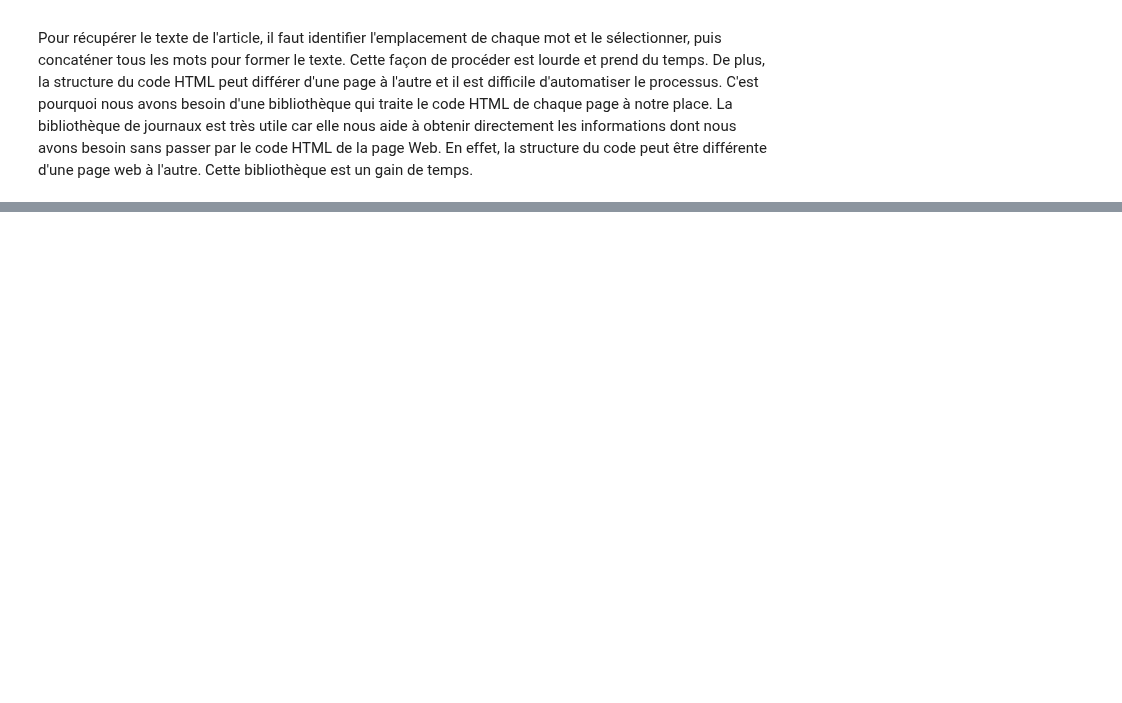
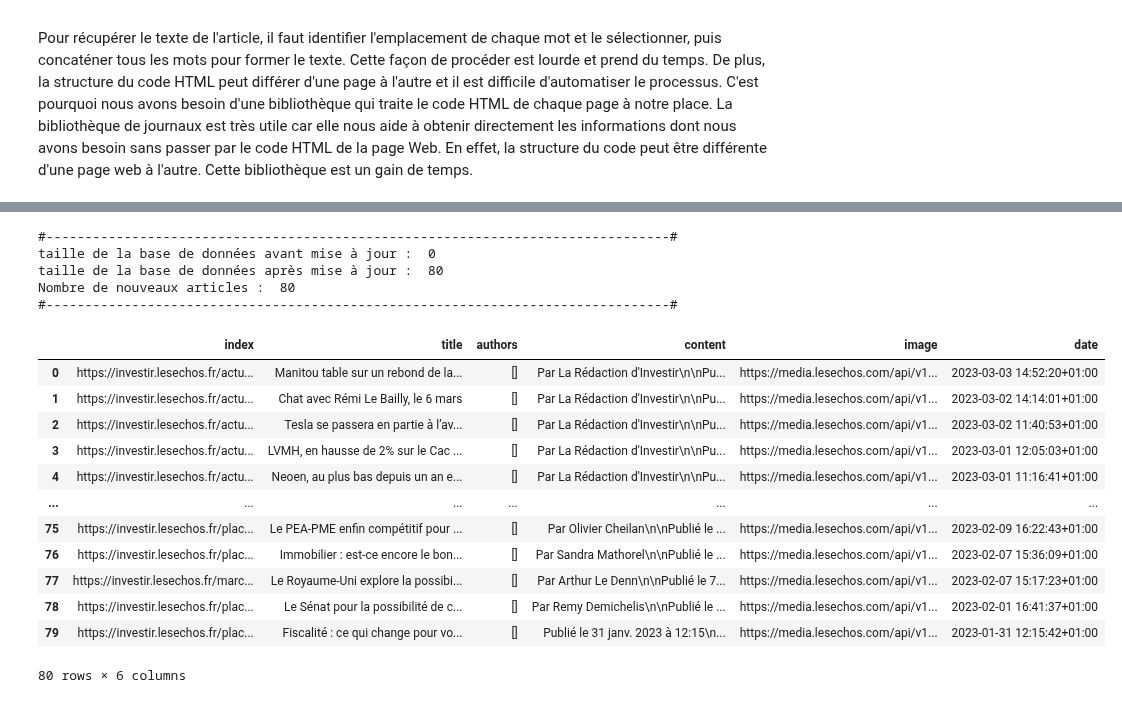
Before and after one commit to s-sawadogo/NLP-Web-Mining, a Jupyter notebook: NLP-Web-Mining.ipynb, the cells around one changed output, grey strips where cells are left out. Drawn from its saved outputs; the diff is of its cells as text; code cells hidden in the pictures; blank space fills up the shorter version.

Commit message:
updating data rss flows articles

```diff
--- a/NLP-Web-Mining.ipynb
+++ b/NLP-Web-Mining.ipynb
@@ -307,0 +319,2 @@ La bibliothèque de journaux est très utile car elle nous aide à obtenir direc
+# %%
+rss_url = list(source.values())
@@ -307,0 +380,24 @@ La bibliothèque de journaux est très utile car elle nous aide à obtenir direc
+# %%
+data1 = scrapping(rss_url=rss_url, database=data)
+# %% [output]
+#--------------------------------------------------------------------------------#
+taille de la base de données avant mise à jour :  0
+taille de la base de données après mise à jour :  80
+Nombre de nouveaux articles :  80
+#--------------------------------------------------------------------------------#
+# %%
+data1
+# %% [output]
+|  | index | title | authors | content | image | date |
+| 0 | https://investir.lesechos.fr/actu... | Manitou table sur un rebond de la... | [] | Par La Rédaction d'Investir\n\nPu... | https://media.lesechos.com/api/v1... | 2023-03-03 14:52:20+01:00 |
+| 1 | https://investir.lesechos.fr/actu... | Chat avec Rémi Le Bailly, le 6 mars | [] | Par La Rédaction d'Investir\n\nPu... | https://media.lesechos.com/api/v1... | 2023-03-02 14:14:01+01:00 |
+| 2 | https://investir.lesechos.fr/actu... | Tesla se passera en partie à l’av... | [] | Par La Rédaction d'Investir\n\nPu... | https://media.lesechos.com/api/v1... | 2023-03-02 11:40:53+01:00 |
+| 3 | https://investir.lesechos.fr/actu... | LVMH, en hausse de 2% sur le Cac ... | [] | Par La Rédaction d'Investir\n\nPu... | https://media.lesechos.com/api/v1... | 2023-03-01 12:05:03+01:00 |
+| 4 | https://investir.lesechos.fr/actu... | Neoen, au plus bas depuis un an e... | [] | Par La Rédaction d'Investir\n\nPu... | https://media.lesechos.com/api/v1... | 2023-03-01 11:16:41+01:00 |
+| ... | ... | ... | ... | ... | ... | ... |
+| 75 | https://investir.lesechos.fr/plac... | Le PEA-PME enfin compétitif pour ... | [] | Par Olivier Cheilan\n\nPublié le ... | https://media.lesechos.com/api/v1... | 2023-02-09 16:22:43+01:00 |
+| 76 | https://investir.lesechos.fr/plac... | Immobilier : est-ce encore le bon... | [] | Par Sandra Mathorel\n\nPublié le ... | https://media.lesechos.com/api/v1... | 2023-02-07 15:36:09+01:00 |
+| 77 | https://investir.lesechos.fr/marc... | Le Royaume-Uni explore la possibi... | [] | Par Arthur Le Denn\n\nPublié le 7... | https://media.lesechos.com/api/v1... | 2023-02-07 15:17:23+01:00 |
+| 78 | https://investir.lesechos.fr/plac... | Le Sénat pour la possibilité de c... | [] | Par Remy Demichelis\n\nPublié le ... | https://media.lesechos.com/api/v1... | 2023-02-01 16:41:37+01:00 |
+| 79 | https://investir.lesechos.fr/plac... | Fiscalité : ce qui change pour vo... | [] | Publié le 31 janv. 2023 à 12:15\n... | https://media.lesechos.com/api/v1... | 2023-01-31 12:15:42+01:00 |
+80 rows × 6 columns
```
Also changed, not shown: parts of 6 cells of this notebook.
